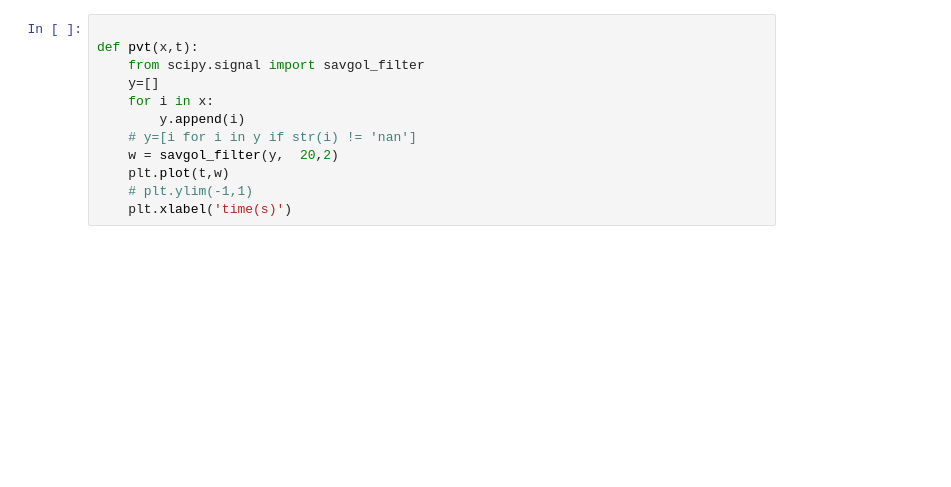
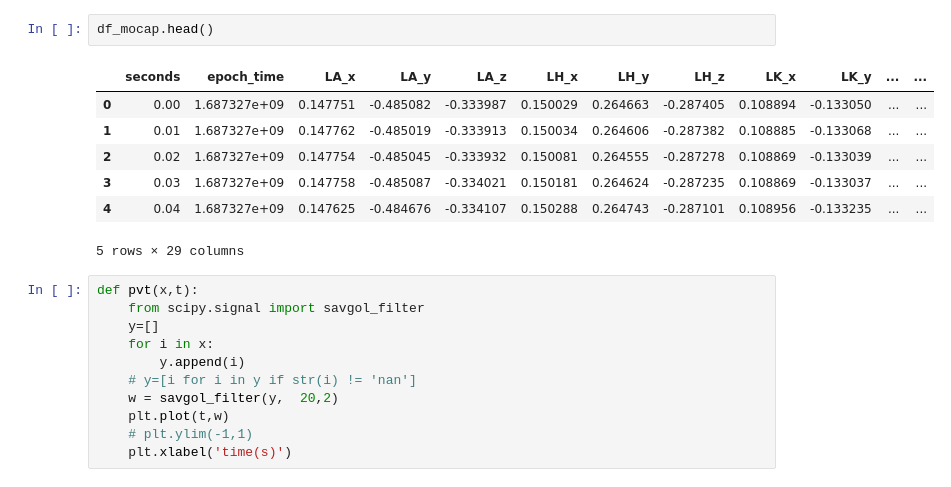
Before and after one commit to ArpanJohn/PoseEstimation, a Jupyter notebook: lowerbody/4.angles copy.ipynb, the cells around one changed output. Saved outputs shown, nothing was run; the diff lists cells and outputs as text; blank space fills up the shorter version.

```diff
--- a/lowerbody/4.angles copy.ipynb
+++ b/lowerbody/4.angles copy.ipynb
@@ -19,5 +28,14 @@ df_mpipe=pd.read_csv('mpipe.csv')
+# %%
+df_mocap.head()
+# %% [output]
+|  | seconds | epoch_time | LA_x | LA_y | LA_z | LH_x | LH_y | LH_z | LK_x | LK_y | ... | ... |
+| 0 | 0.00 | 1.687327e+09 | 0.147751 | -0.485082 | -0.333987 | 0.150029 | 0.264663 | -0.287405 | 0.108894 | -0.133050 | ... | ... |
+| 1 | 0.01 | 1.687327e+09 | 0.147762 | -0.485019 | -0.333913 | 0.150034 | 0.264606 | -0.287382 | 0.108885 | -0.133068 | ... | ... |
+| 2 | 0.02 | 1.687327e+09 | 0.147754 | -0.485045 | -0.333932 | 0.150081 | 0.264555 | -0.287278 | 0.108869 | -0.133039 | ... | ... |
+| 3 | 0.03 | 1.687327e+09 | 0.147758 | -0.485087 | -0.334021 | 0.150181 | 0.264624 | -0.287235 | 0.108869 | -0.133037 | ... | ... |
+| 4 | 0.04 | 1.687327e+09 | 0.147625 | -0.484676 | -0.334107 | 0.150288 | 0.264743 | -0.287101 | 0.108956 | -0.133235 | ... | ... |
+5 rows × 29 columns
 # %%
-
 def pvt(x,t):
     from scipy.signal import savgol_filter
     y=[]
```
Also changed, not shown: parts of 10 cells of this notebook, 8 other files.
